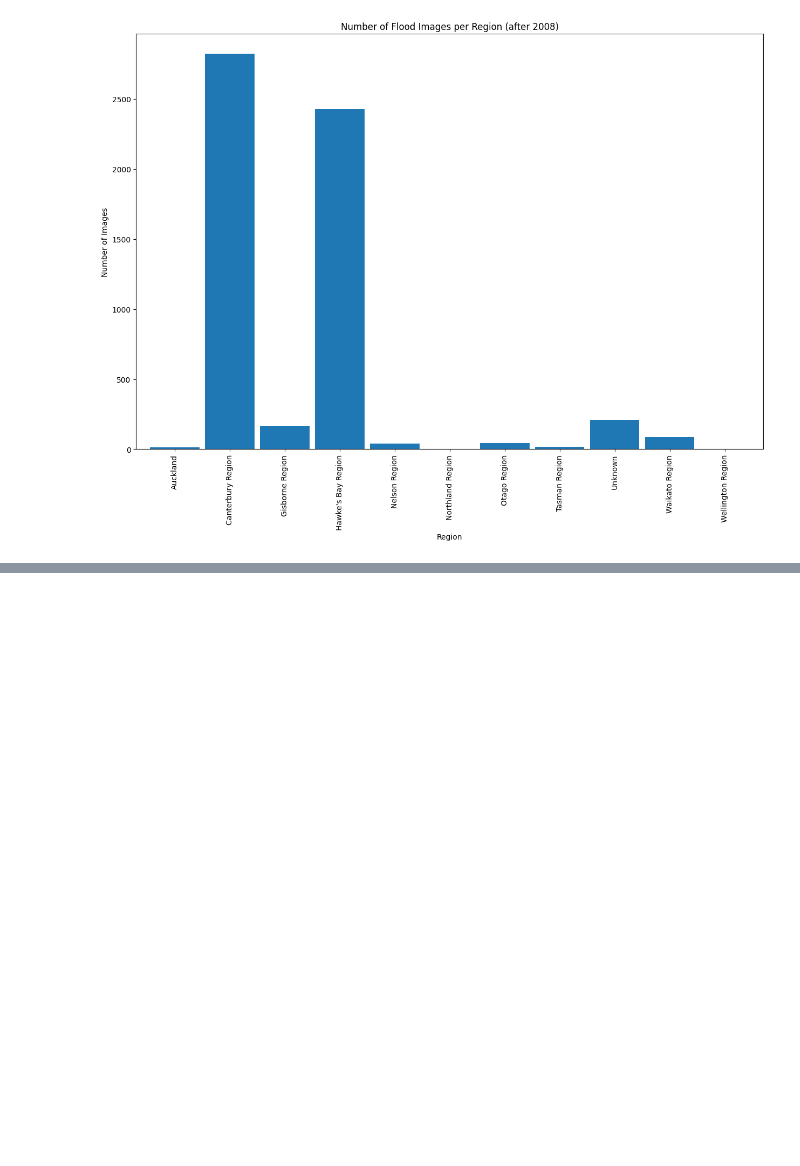
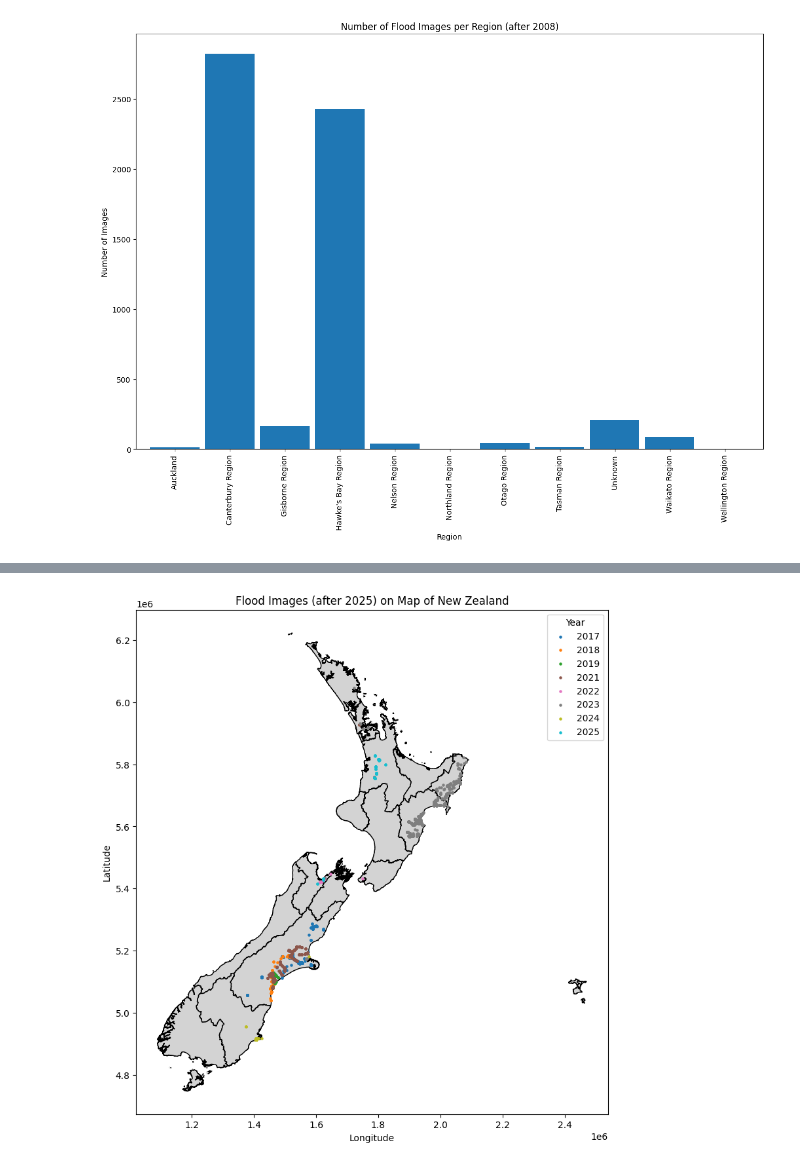
Before and after one commit to geolocalization-phd/pull-nz-flood-pics, a Jupyter notebook: analyse_data.ipynb, the cells around one changed output, grey strips where cells are left out. Drawn from its saved outputs; the diff is of its cells as text; code cells hidden in the pictures; blank space fills up the shorter version.

```diff
--- a/analyse_data.ipynb
+++ b/analyse_data.ipynb
@@ -79,0 +251,19 @@ df_after_2008.to_csv("flood_pics_after_2008.csv", index=False)
+# %%
+# function to visualize the yearly distribution of flood images on a map of New Zealand, with the option to filter by year
+# the points in each year should be colored differently
+def visualize_flood_images_on_map_by_year(df, gdf, years=range(2017,2026)):
+    fig, ax = plt.subplots(figsize=(15, 10))
+    gdf.plot(ax=ax, color="lightgrey", edgecolor="black")
+    color_range = plt.cm.get_cmap("tab10", len(years))
+    for i, year in enumerate(years):
+        gdf_after_year = get_gdf_on_year(df, year, gdf)
+        gdf_after_year.plot(ax=ax, color=color_range(i), markersize=5, label=str(year))
+    plt.legend(years, title="Year", loc="upper right")
+    plt.title("Flood Images (after {}) on Map of New Zealand".format(gdf_after_year["year"].min()))
+    plt.xlabel("Longitude")
+    plt.ylabel("Latitude")
+    plt.show()
+# %%
+visualize_flood_images_on_map_by_year(df, gdf)
+# %% [output]
+[figure, added]
```
Also changed, not shown: parts of 33 cells of this notebook, 1 other file.
